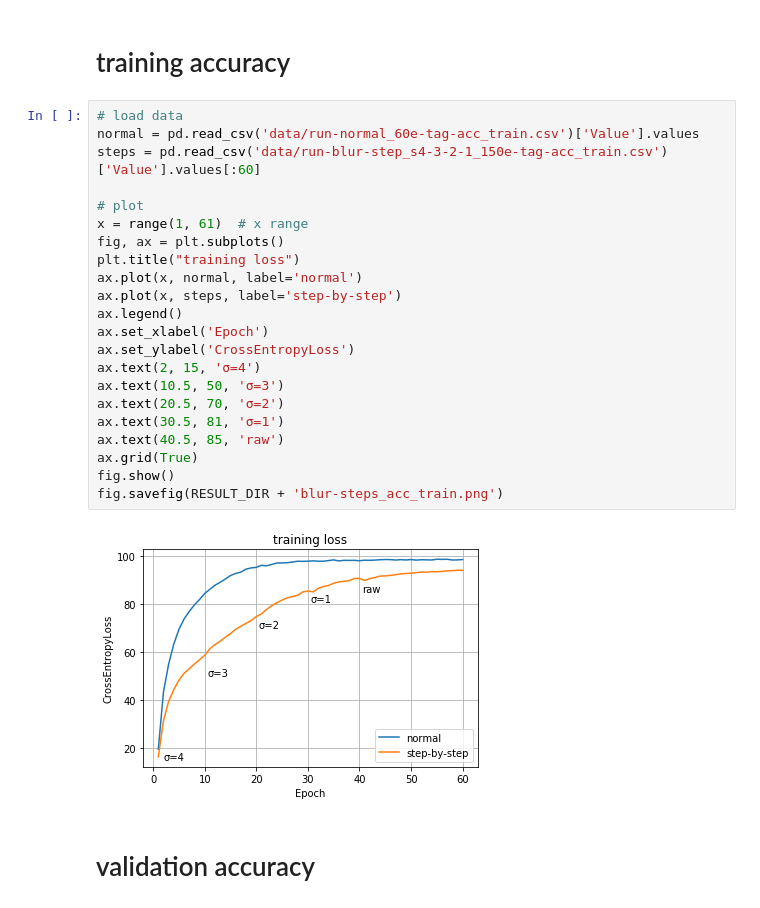
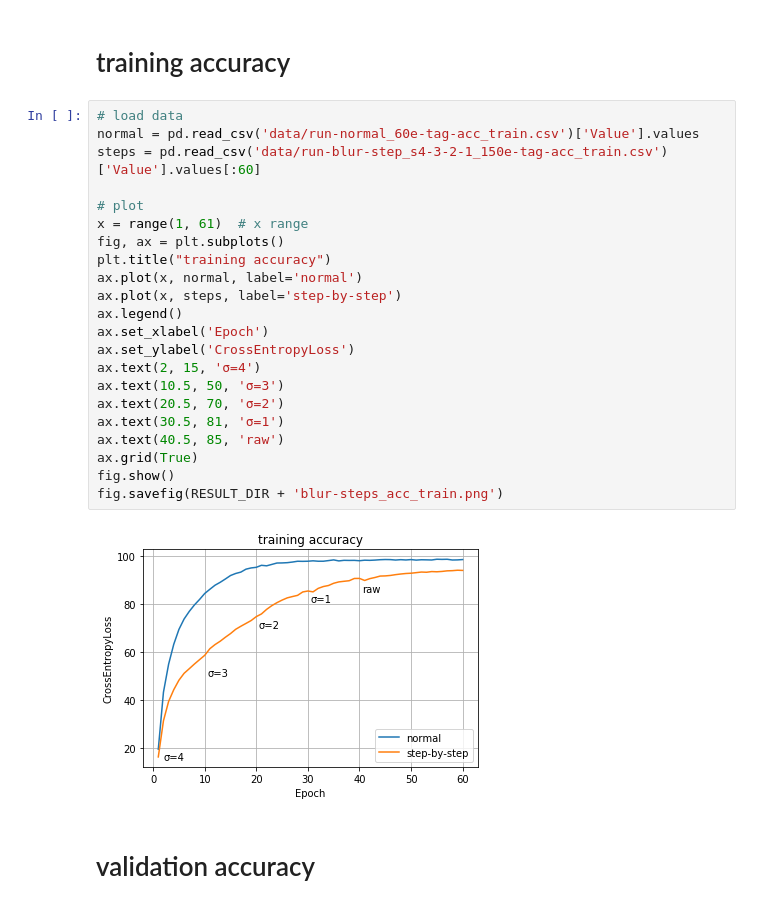
Before and after one commit to sousquared/Blur-Training_Cifar10, a Jupyter notebook: analysis/plot_results_blur-step.ipynb, the cells around one changed output. Saved outputs shown, nothing was run; the diff lists cells and outputs as text.

```diff
--- a/analysis/plot_results_blur-step.ipynb
+++ b/analysis/plot_results_blur-step.ipynb
@@ -64,27 +64,27 @@ fig.savefig(RESULT_DIR + 'blur-steps_loss_val.png')
 # %%
 # load data
 normal = pd.read_csv('data/run-normal_60e-tag-acc_train.csv')['Value'].values
 steps = pd.read_csv('data/run-blur-step_s4-3-2-1_150e-tag-acc_train.csv')['Value'].values[:60]
 
 # plot
 x = range(1, 61)  # x range
 fig, ax = plt.subplots()
-plt.title("training loss")
+plt.title("training accuracy")
 ax.plot(x, normal, label='normal')
 ax.plot(x, steps, label='step-by-step')
 ax.legend()
 ax.set_xlabel('Epoch')
 ax.set_ylabel('CrossEntropyLoss')
 ax.text(2, 15, 'σ=4')
 ax.text(10.5, 50, 'σ=3')
 ax.text(20.5, 70, 'σ=2')
 ax.text(30.5, 81, 'σ=1')
 ax.text(40.5, 85, 'raw')
 ax.grid(True)
 fig.show()
 fig.savefig(RESULT_DIR + 'blur-steps_acc_train.png')
 # %% [output]
-[figure, old version]
+[figure, new version]
 # %% [markdown]
 # validation accuracy
 # %%
```
Also changed, not shown: parts of 1 cell of this notebook, 2 other files.
